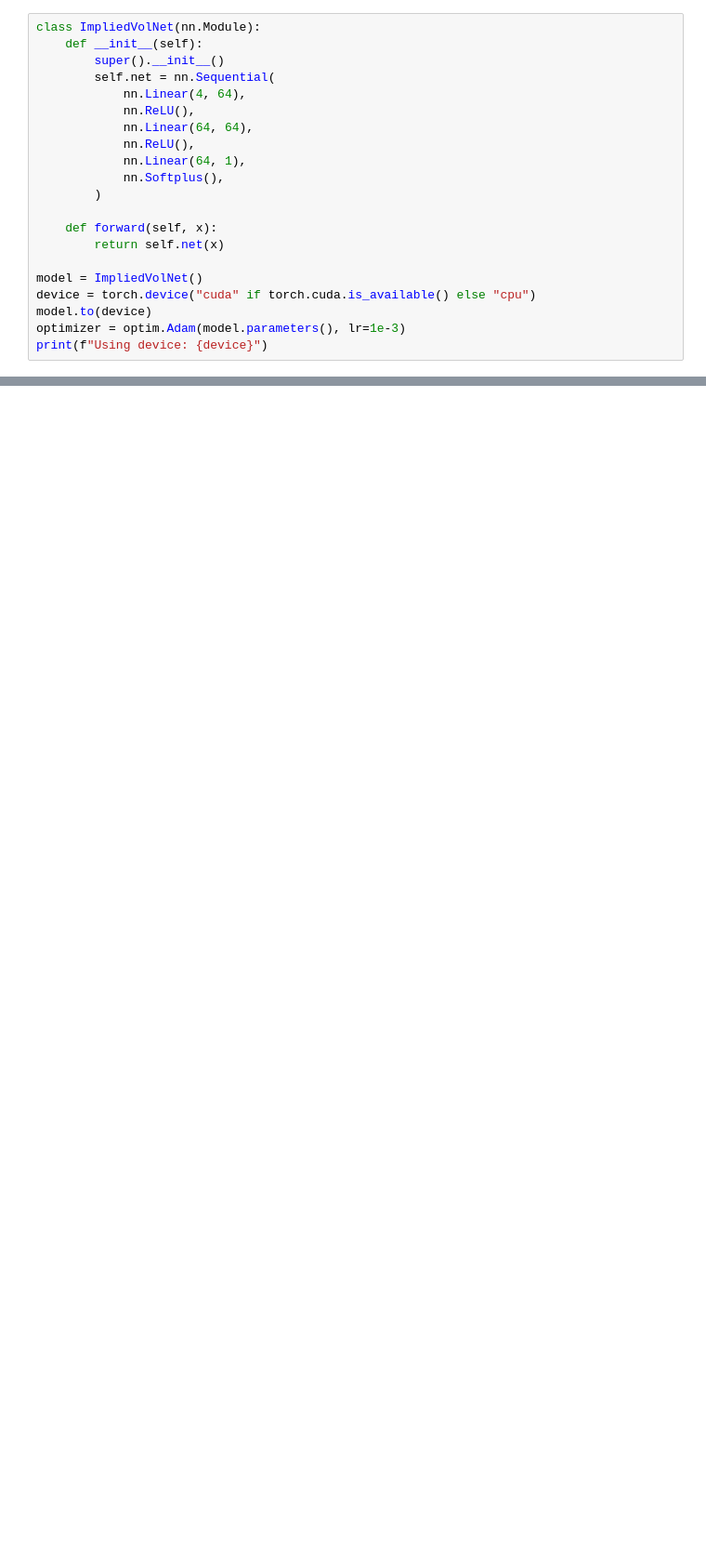
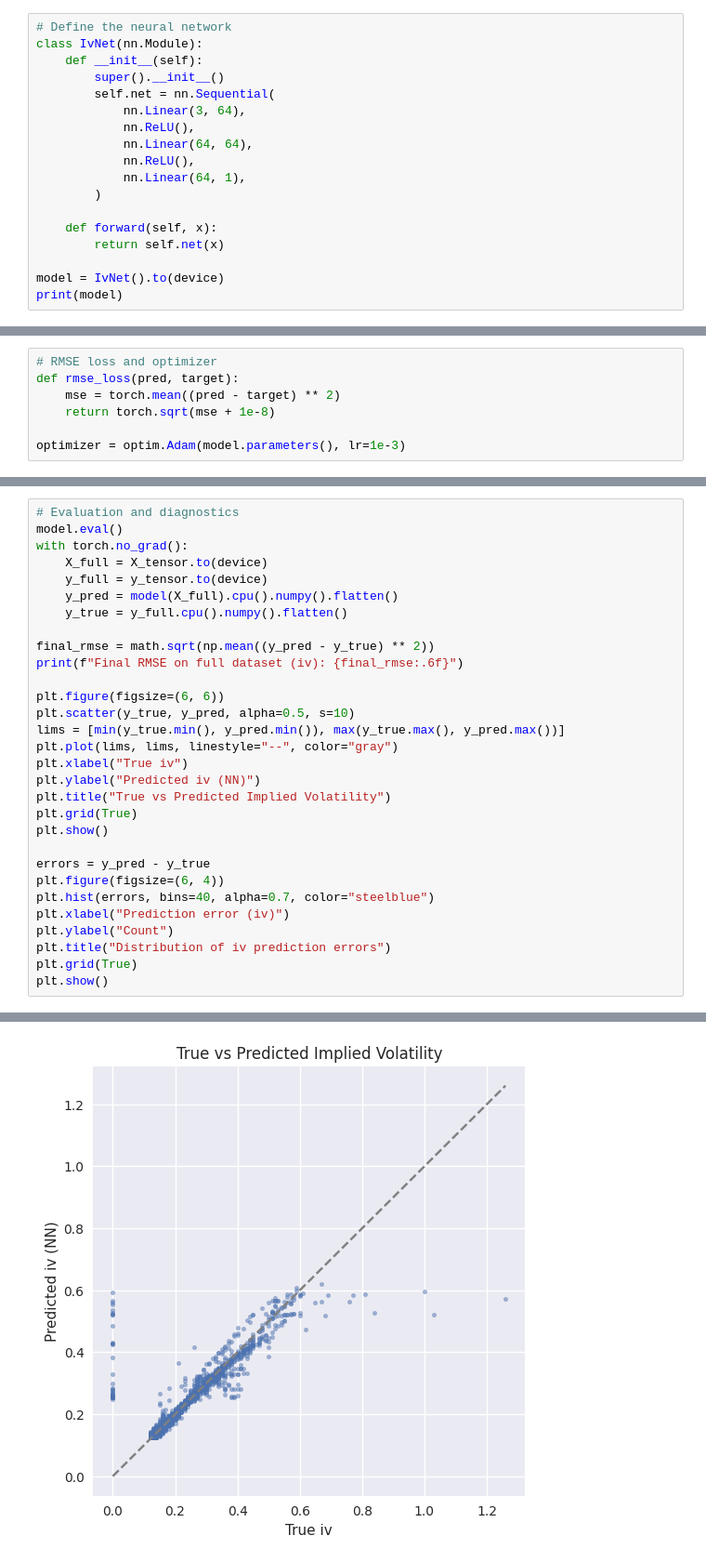
Before and after one commit to nicolassalok1/RepoFinal, a Jupyter notebook: NN/BS/IV_from_BSNN.ipynb, the cells around one changed output, grey strips where cells are left out. Shown at 93% size. Saved outputs shown, nothing was run; the diff lists cells and outputs as text; blank space fills up the shorter version.

```diff
--- a/NN/BS/IV_from_BSNN.ipynb
+++ b/NN/BS/IV_from_BSNN.ipynb
@@ -73,22 +114,19 @@ Training samples: 2713 | Batch size: 128
 # %%
-class ImpliedVolNet(nn.Module):
+# Define the neural network
+class IvNet(nn.Module):
     def __init__(self):
         super().__init__()
         self.net = nn.Sequential(
-            nn.Linear(4, 64),
+            nn.Linear(3, 64),
             nn.ReLU(),
             nn.Linear(64, 64),
             nn.ReLU(),
             nn.Linear(64, 1),
-            nn.Softplus(),
         )
 
     def forward(self, x):
         return self.net(x)
 
-model = ImpliedVolNet()
-device = torch.device("cuda" if torch.cuda.is_available() else "cpu")
-model.to(device)
-optimizer = optim.Adam(model.parameters(), lr=1e-3)
-print(f"Using device: {device}")
+model = IvNet().to(device)
+print(model)
 # %% [output]
@@ -161,0 +142,7 @@ Final training RMSE on entire set: 94.976746
+# %%
+# RMSE loss and optimizer
+def rmse_loss(pred, target):
+    mse = torch.mean((pred - target) ** 2)
+    return torch.sqrt(mse + 1e-8)
+
+optimizer = optim.Adam(model.parameters(), lr=1e-3)
@@ -161,0 +205,31 @@ Final training RMSE on entire set: 94.976746
+# %%
+# Evaluation and diagnostics
+model.eval()
+with torch.no_grad():
+    X_full = X_tensor.to(device)
+    y_full = y_tensor.to(device)
+    y_pred = model(X_full).cpu().numpy().flatten()
+    y_true = y_full.cpu().numpy().flatten()
+
+final_rmse = math.sqrt(np.mean((y_pred - y_true) ** 2))
+print(f"Final RMSE on full dataset (iv): {final_rmse:.6f}")
+
+plt.figure(figsize=(6, 6))
+plt.scatter(y_true, y_pred, alpha=0.5, s=10)
+lims = [min(y_true.min(), y_pred.min()), max(y_true.max(), y_pred.max())]
+plt.plot(lims, lims, linestyle="--", color="gray")
+plt.xlabel("True iv")
+plt.ylabel("Predicted iv (NN)")
+plt.title("True vs Predicted Implied Volatility")
+plt.grid(True)
+plt.show()
+
+errors = y_pred - y_true
+plt.figure(figsize=(6, 4))
+plt.hist(errors, bins=40, alpha=0.7, color="steelblue")
+plt.xlabel("Prediction error (iv)")
+plt.ylabel("Count")
+plt.title("Distribution of iv prediction errors")
+plt.grid(True)
+plt.show()
+# %% [output]
@@ -161,0 +237 @@ Final training RMSE on entire set: 94.976746
+[figure, added]
```
Also changed, not shown: parts of 13 cells of this notebook.
